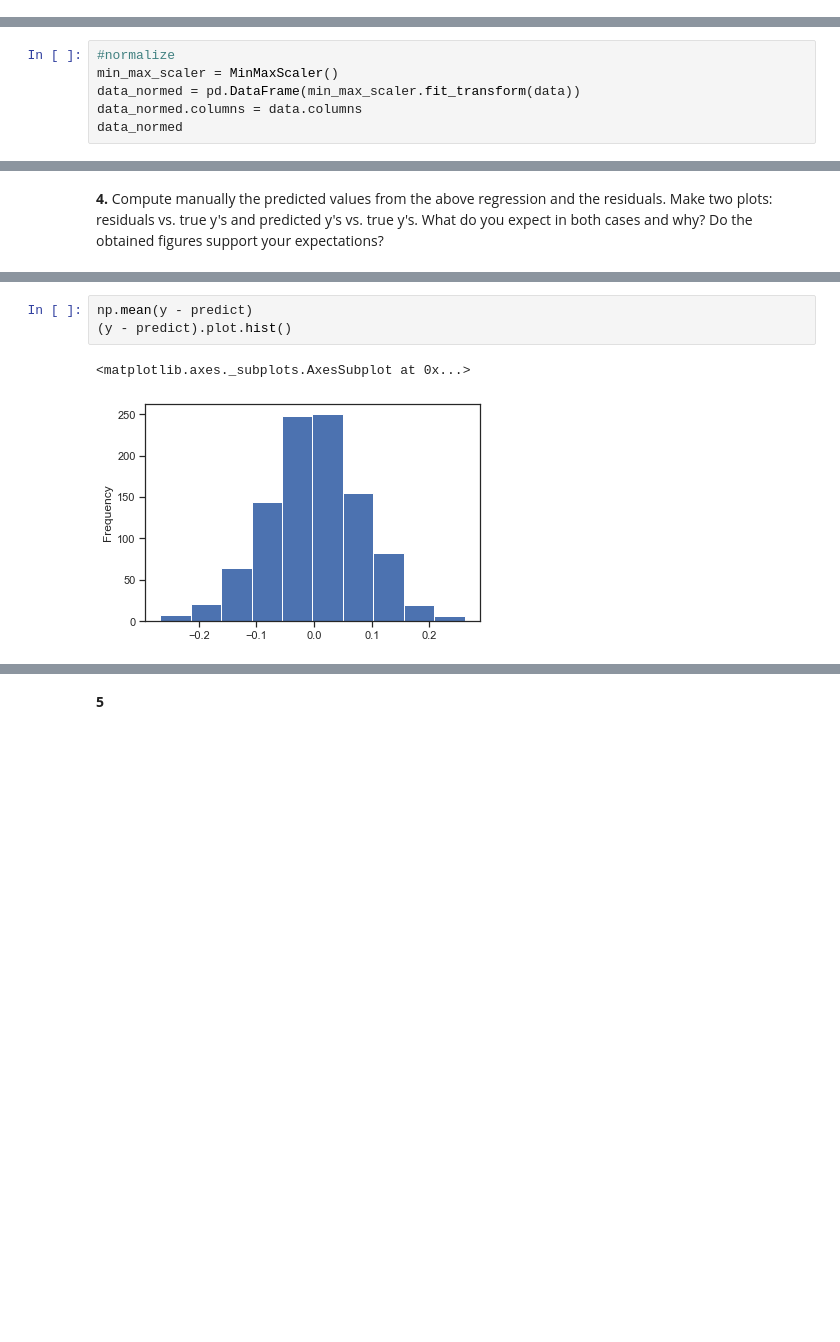
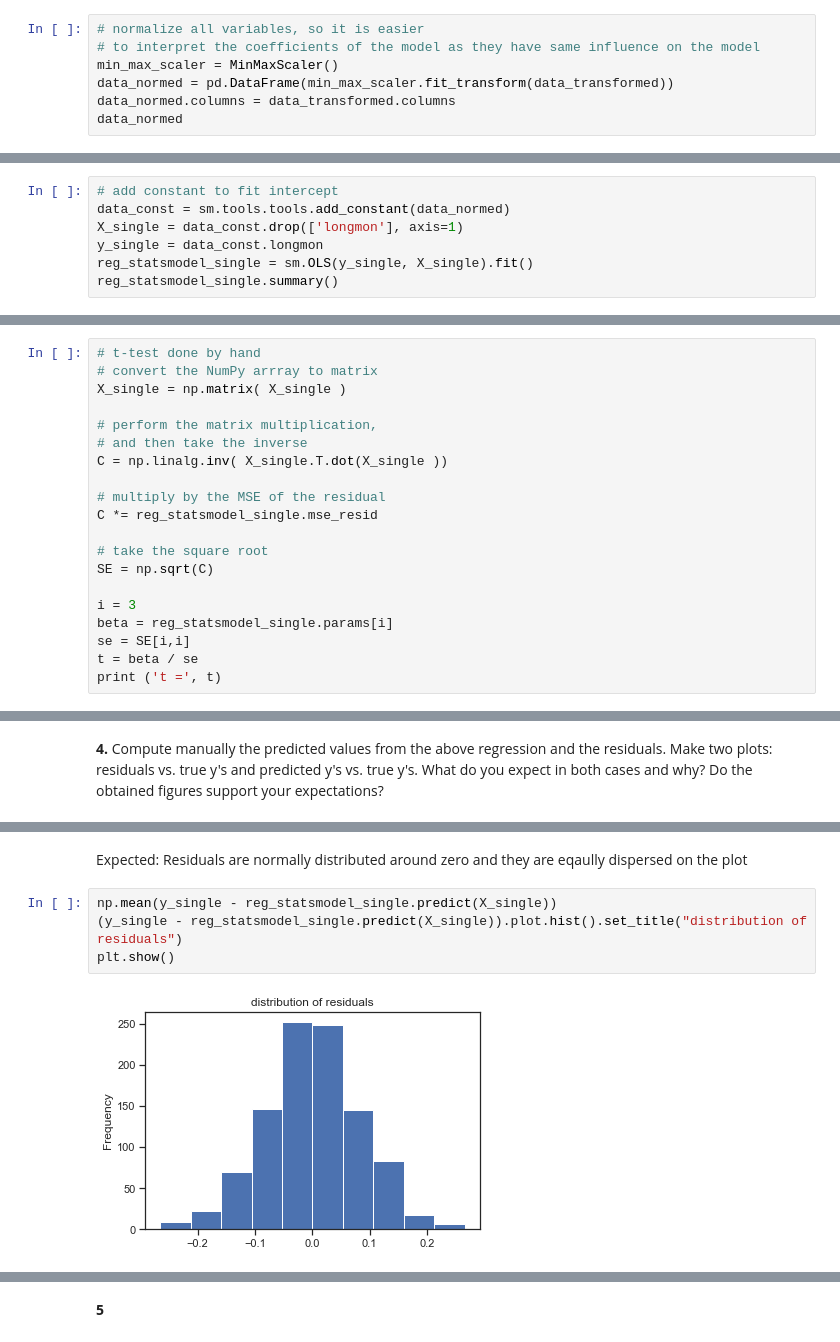
Before and after one commit to St-Jester/stats2, a Jupyter notebook: Assignment2.ipynb, the cells around one changed output, grey strips where cells are left out. Saved outputs shown, nothing was run; the diff lists cells and outputs as text; blank space fills up the shorter version.

```diff
--- a/Assignment2.ipynb
+++ b/Assignment2.ipynb
@@ -128,0 +231,7 @@ g = sns.pairplot(data,
+# %%
+# normalize all variables, so it is easier
+# to interpret the coefficients of the model as they have same influence on the model
+min_max_scaler = MinMaxScaler()
+data_normed = pd.DataFrame(min_max_scaler.fit_transform(data_transformed))
+data_normed.columns = data_transformed.columns
+data_normed
@@ -135,6 +257,0 @@
-# %%
-#normalize
-min_max_scaler = MinMaxScaler()
-data_normed = pd.DataFrame(min_max_scaler.fit_transform(data))
-data_normed.columns = data.columns
-data_normed
@@ -219,0 +270,7 @@ Index(['tenure', 'age', 'address', 'income', 'employ', 'wiremon',
+# %%
+# add constant to fit intercept
+data_const = sm.tools.tools.add_constant(data_normed)
+X_single = data_const.drop(['longmon'], axis=1)
+y_single = data_const.longmon
+reg_statsmodel_single = sm.OLS(y_single, X_single).fit()
+reg_statsmodel_single.summary()
@@ -220,2 +312,22 @@ Index(['tenure', 'age', 'address', 'income', 'employ', 'wiremon',
 # %% [markdown]
 pick one of regressors - **address**
+# %%
+# t-test done by hand
+# convert the NumPy arrray to matrix
+X_single = np.matrix( X_single )
+
+# perform the matrix multiplication,
+# and then take the inverse
+C = np.linalg.inv( X_single.T.dot(X_single ))
+
+# multiply by the MSE of the residual
+C *= reg_statsmodel_single.mse_resid
+
+# take the square root
+SE = np.sqrt(C)
+
+i = 3
+beta = reg_statsmodel_single.params[i]
+se = SE[i,i]
+t = beta / se
+print ('t =', t)
@@ -280,6 +386,8 @@ sns.scatterplot(predict, y)
+# %% [markdown]
+Expected: Residuals are normally distributed around zero and they are eqaully dispersed on the plot
 # %%
-np.mean(y - predict)
-(y - predict).plot.hist()
+np.mean(y_single - reg_statsmodel_single.predict(X_single))
+(y_single - reg_statsmodel_single.predict(X_single)).plot.hist().set_title("distribution of residuals")
+plt.show()
 # %% [output]
-<matplotlib.axes._subplots.AxesSubplot at 0x...>
-[figure, old version]
+[figure, new version]
```
Also changed, not shown: parts of 67 cells of this notebook.
